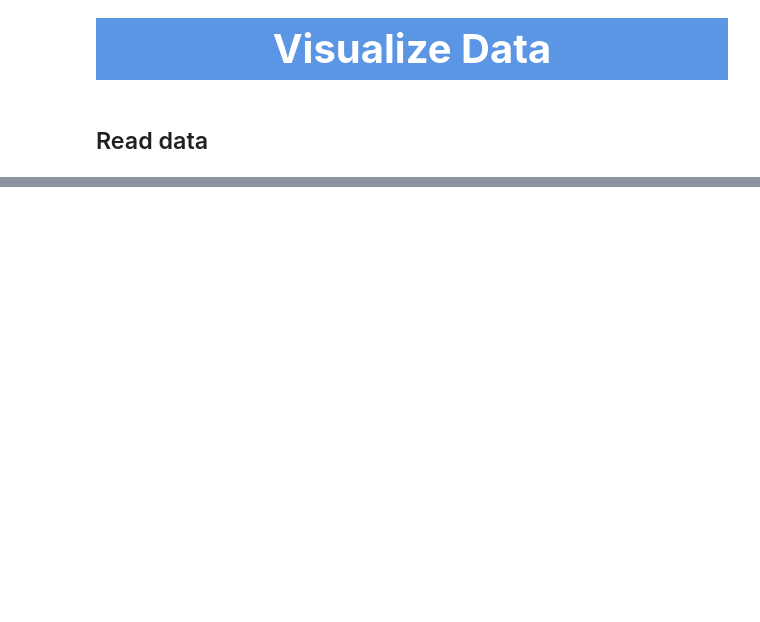
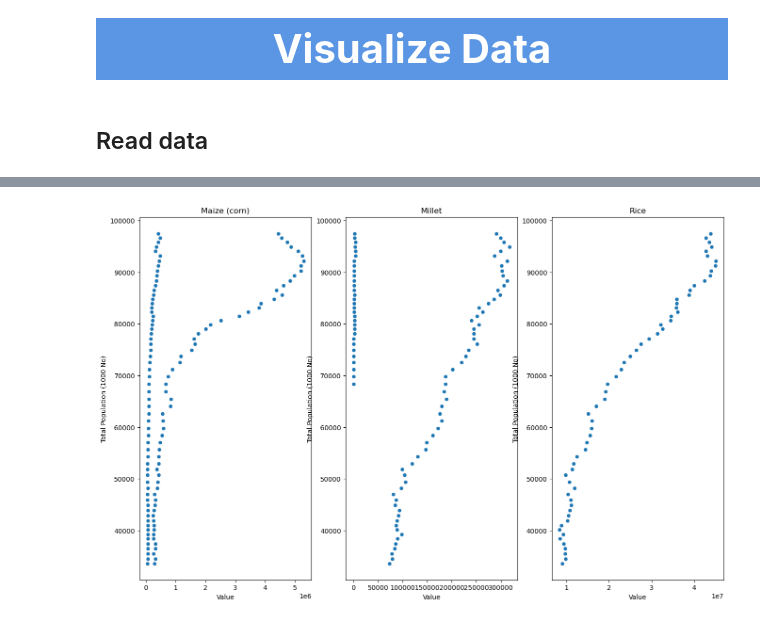
Before and after one commit to DunQua/-Intro2DS-Final-Seminar, a Jupyter notebook: source_code/03_visualize_data.ipynb, the cells around one changed output, grey strips where cells are left out. Drawn from its saved outputs; the diff is of its cells as text; code cells hidden in the pictures; blank space fills up the shorter version.

```diff
--- a/source_code/03_visualize_data.ipynb
+++ b/source_code/03_visualize_data.ipynb
@@ -71,0 +22,4 @@ annual_pop_df[annual_pop_df['Element'] == 'Total Population - Both sexes'][annua
+# %%
+item = pd.read_csv("../data/external/item_code.csv")
+element = pd.read_csv("../data/external/element_code.csv")
+pop = pd.read_csv("../data/processed/preprocess_OA.csv")
@@ -71,0 +48,5 @@ annual_pop_df[annual_pop_df['Element'] == 'Total Population - Both sexes'][annua
+# %%
+pop = pop[pop['Element Code'] == 511]
+pop = pop.rename(columns={"Value":"Total Population (1000 No)"})
+pop = pop.drop(columns=['Note', 'Flag', "Unit", 'Item Code', 'Element Code', 'Area Code', 'Domain Code'])
+pop
@@ -71,0 +67,5 @@ annual_pop_df[annual_pop_df['Element'] == 'Total Population - Both sexes'][annua
+# %%
+products_df = products_df.merge(item, how= 'left', on= 'Item Code')
+products_df = products_df.merge(pop, how= 'left', on= 'Year')
+products_df = products_df.merge(element, how= 'left', on= 'Element Code')
+products_df
@@ -71,0 +107,3 @@ annual_pop_df[annual_pop_df['Element'] == 'Total Population - Both sexes'][annua
+# %%
+cereal_df = products_df[products_df['Item'].str.contains("Wheat|Rice|Maize|Sorghum|Barley|Rye|Oats|Millet|Triticale|Fonio|Quinoa|Canary seed")]
+cereal_df
@@ -71,0 +169,14 @@ annual_pop_df[annual_pop_df['Element'] == 'Total Population - Both sexes'][annua
+# %%
+data = cereal_df[cereal_df['Element Code'] == 5510]
+n = 0
+plt.figure(figsize=(16, 10))
+
+for item in data['Item'].unique():
+    ax = plt.subplot(1, 3, n + 1)
+    sn.scatterplot(data= data[data['Item'] == item], x= 'Value', y = 'Total Population (1000 No)', ax= ax, hue= )
+    plt.title(f"{item}")
+    n += 1
+
+plt.show()
+# %% [output]
+[figure, added]
```
Also changed, not shown: parts of 21 cells of this notebook, 2 other files.
